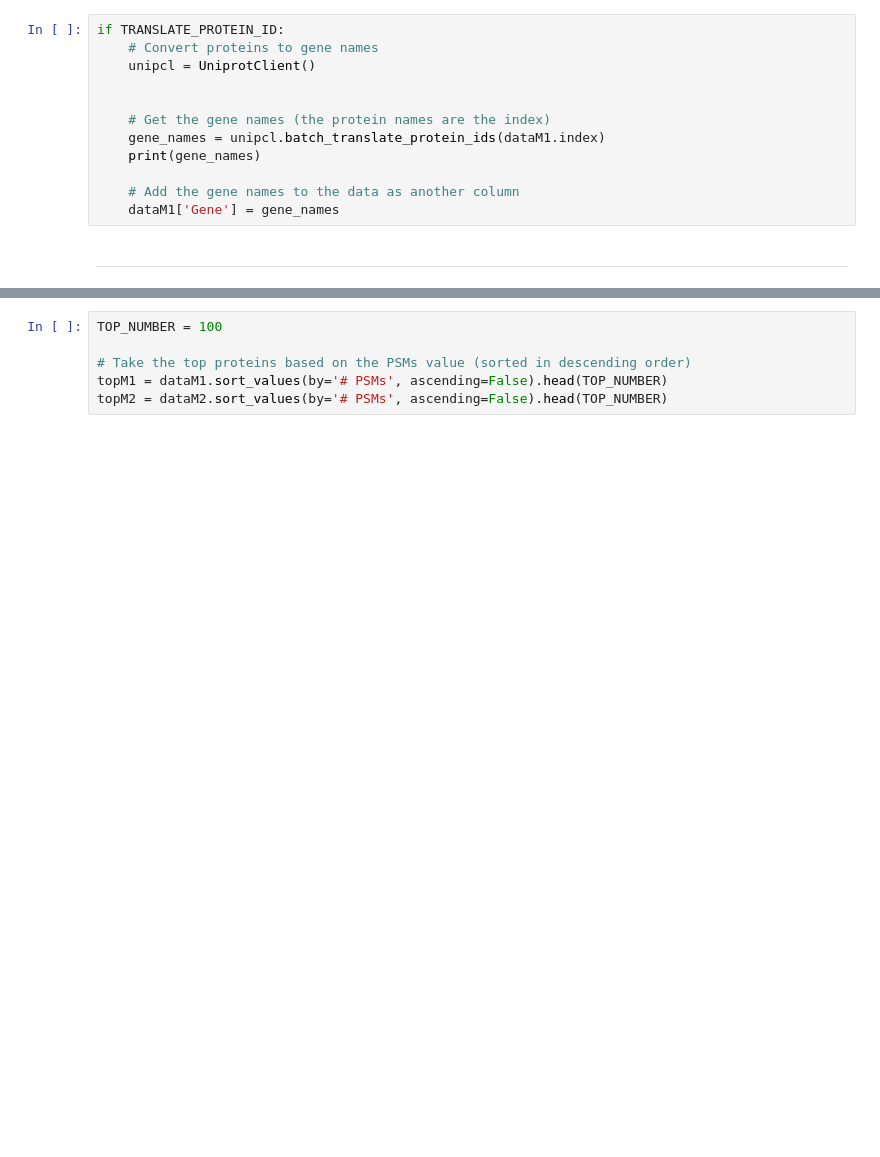
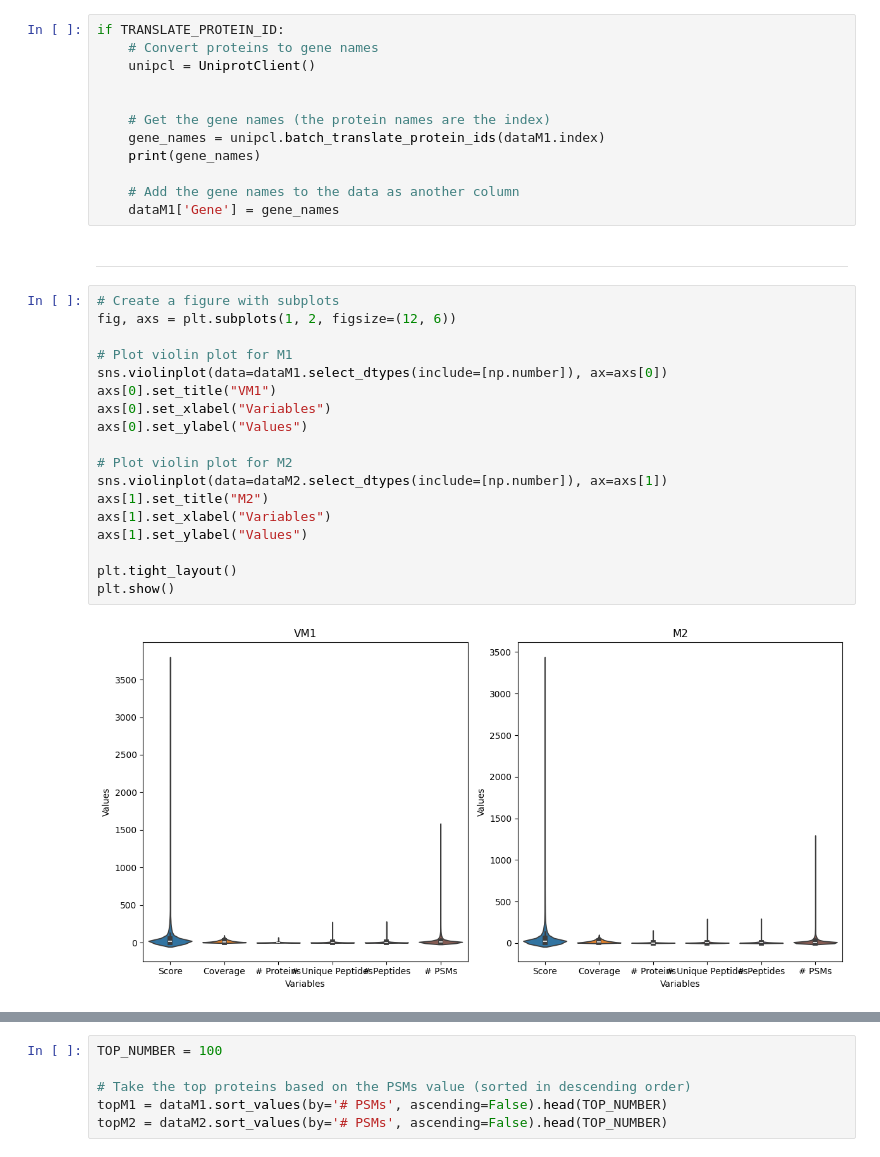
Before and after one commit to powwowath/pyMSpro, a Jupyter notebook: 00_workflow_scanpy_saschaBulk.ipynb, the cells around one changed output, grey strips where cells are left out. Drawn from its saved outputs; the diff is of its cells as text; blank space fills up the shorter version.

```diff
--- a/00_workflow_scanpy_saschaBulk.ipynb
+++ b/00_workflow_scanpy_saschaBulk.ipynb
@@ -60,3 +73,23 @@ if TRANSLATE_PROTEIN_ID:
     dataM1['Gene'] = gene_names
 # %% [markdown]
 ---
+# %%
+# Create a figure with subplots
+fig, axs = plt.subplots(1, 2, figsize=(12, 6))
+
+# Plot violin plot for M1
+sns.violinplot(data=dataM1.select_dtypes(include=[np.number]), ax=axs[0])
+axs[0].set_title("VM1")
+axs[0].set_xlabel("Variables")
+axs[0].set_ylabel("Values")
+
+# Plot violin plot for M2
+sns.violinplot(data=dataM2.select_dtypes(include=[np.number]), ax=axs[1])
+axs[1].set_title("M2")
+axs[1].set_xlabel("Variables")
+axs[1].set_ylabel("Values")
+
+plt.tight_layout()
+plt.show()
+# %% [output]
+[figure, added]
```
Also changed, not shown: parts of 46 cells of this notebook, 4 other files.
